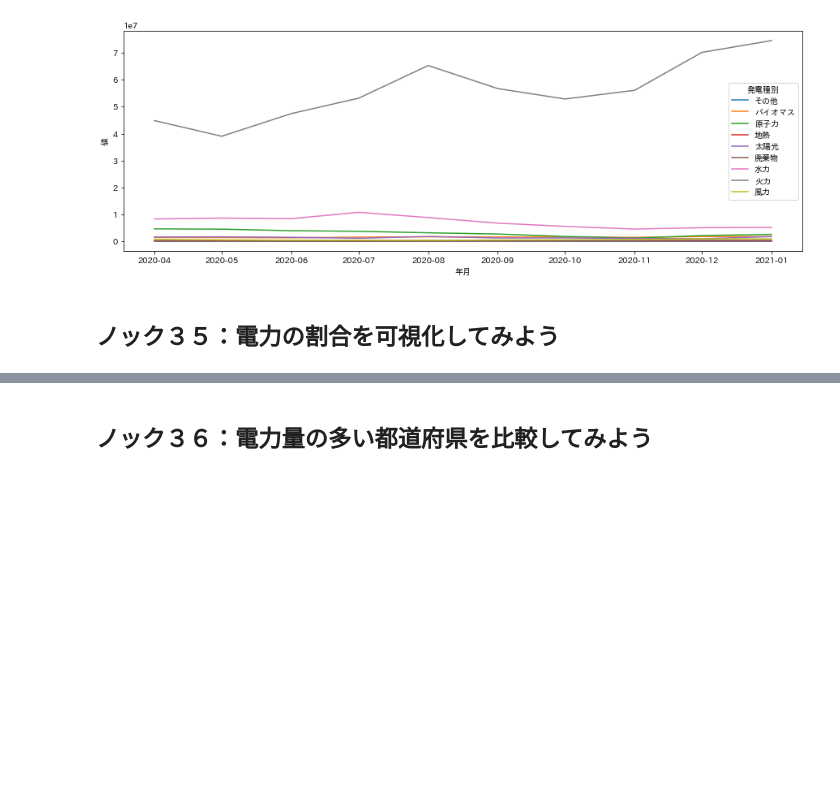
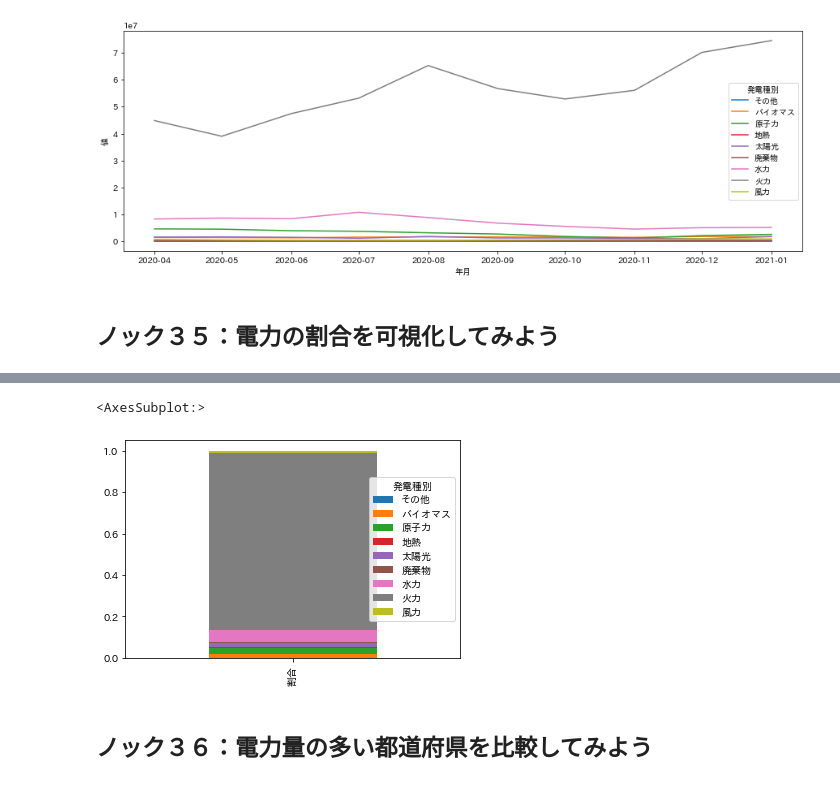
Before and after one commit to winuim/python-process-visualization-100, a Jupyter notebook: chapter-2/src/chapter-2.ipynb, the cells around one changed output, grey strips where cells are left out. Saved outputs shown, nothing was run; the diff lists cells and outputs as text; code cells hidden in the pictures; blank space fills up the shorter version.

```diff
--- a/chapter-2/src/chapter-2.ipynb
+++ b/chapter-2/src/chapter-2.ipynb
@@ -486,3 +486,8 @@ sns.lineplot(x=viz_data["年月"], y=viz_data["値"], hue=viz_data["発電種別
 [figure]
 # %% [markdown]
 ## ノック３５：電力の割合を可視化してみよう
+# %%
+viz_data = datas_v_all.loc[(datas_v_all["項目"]=="電力量")&(datas_v_all["年月"]=="2021.1")]
+viz_data = viz_data[["発電種別","値"]].groupby("発電種別").sum()
+viz_data["割合"] = viz_data["値"]/viz_data["値"].sum()
+viz_data
@@ -489,3 +506,8 @@ sns.lineplot(x=viz_data["年月"], y=viz_data["値"], hue=viz_data["発電種別
+# %%
+viz_data.T.loc[["割合"]].plot(kind="bar", stacked=True)
+# %% [output]
+<AxesSubplot:>
+[figure, added]
 # %% [markdown]
 ## ノック３６：電力量の多い都道府県を比較してみよう
 # %% [markdown]
```
Also changed, not shown: parts of 1 cell of this notebook.
